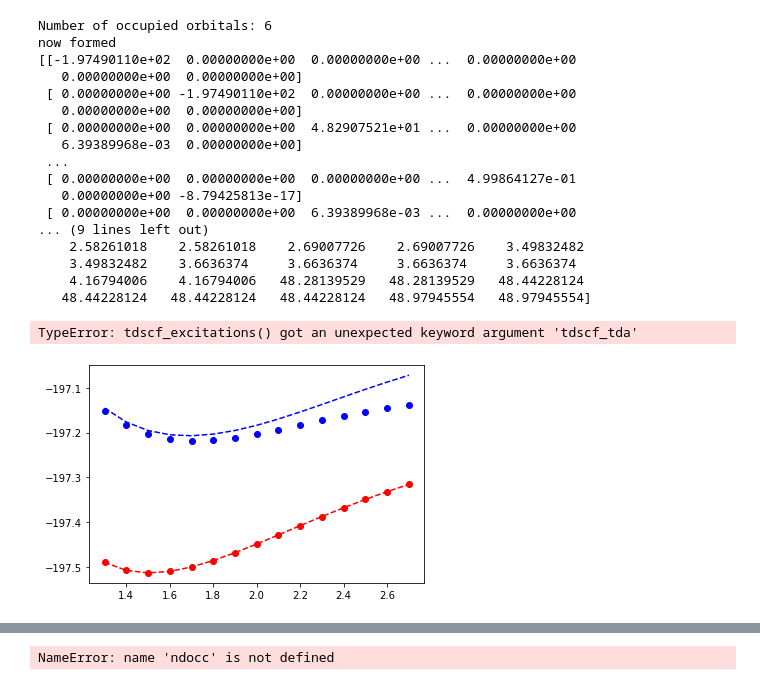
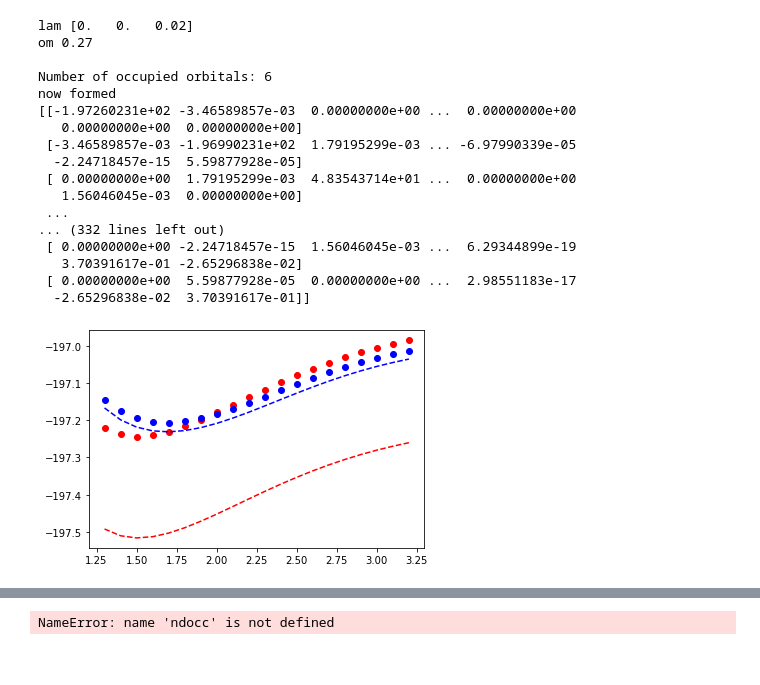
Before and after one commit to FoleyLab/SCF, a Jupyter notebook: polaritonic_and_more/cqed_cis.ipynb, the cells around one changed output, grey strips where cells are left out. Drawn from its saved outputs; the diff is of its cells as text; code cells hidden in the pictures.

```diff
--- a/polaritonic_and_more/cqed_cis.ipynb
+++ b/polaritonic_and_more/cqed_cis.ipynb
@@ -544,11 +544,12 @@ def compute_cis(mol_dict, lam_vec, omega_val):
 from psi4.driver.procrouting.response.scf_response import tdscf_excitations
 # electric field
 Ex = 0
-Ey = 0
-Ez = 0
+Ey = 2e-3
+Ez = 2e-3
 lam = np.array([Ex, Ey, Ez])
 
-om = 0/27.211
+#om = 4.3 / 27.211
+om = 0.27
 mol = psi4.geometry("""
 1 1
 Mg
@@ -564,12 +565,15 @@ res = tdscf_excitations(wfn, states=n_states, tda=True, triplets = "NONE")
 
 delta_e = [r["EXCITATION ENERGY"] for r in res]
 
-
+print("om")
+print(om)
+print("lam")
+print(lam)
 vals = compute_cis(mol, lam, om)
 
 print("psi4")
 print(e, delta_e[0] + e, delta_e[1]+e)
 
 print("me")
-print(vals+e)
+print(vals[0],vals[1],vals[2:]+e)
 # %% [output]
@@ -593,13 +597,17 @@ now formed
 # %%
-
-
+Ex = 0
+Ey = 0
+Ez = 2e-2
+lam = np.array([Ex, Ey, Ez])
+print("lam",lam)
+print("om",om)
 vals = compute_cis(mol, lam, om)
 print(vals)
 
 n_states = 2
 
 # set the number of bond lengths to compute the stretch along
-n_geoms = 15
+n_geoms = 20
 
 # initialize geometry list
 geoms = []
@@ -637,7 +645,7 @@ for i in rs:
     e, wfn = psi4.energy("scf/sto-3g", return_wfn=True, molecule=mol)
 
     # calculate the excited-state energies and save them to a dictionary called 'res'
-    res = tdscf_excitations(wfn, tdscf_tda=True, states=n_states, triplets = "NONE")
+    res = tdscf_excitations(wfn, tda=True, states=n_states, triplets = "NONE")
 
     # parse the excitation energies from the 'res' dictionary
     delta_e = [r["EXCITATION ENERGY"] for r in res]
@@ -645,7 +653,7 @@ for i in rs:
 
     # parse the transition dipole moment from the 'res' dictionary
     #mu = [r["ELECTRIC DIPOLE TRANSITION MOMENT (LEN)"] for r in res]
-    Psi4_g.append(e)
+    Psi4_g.append(e+om)
     Psi4_e.append(e+delta_e[0])
 
     vals = compute_cis(mol, lam, om)
@@ -655,33 +663,33 @@ for i in rs:
     # increment the counter!
     ctr += 1
 # %% [output]
+lam [0.   0.   0.02]
+om 0.27
+
 Number of occupied orbitals: 6
 now formed
-[[-1.97490110e+02  0.00000000e+00  0.00000000e+00 ...  0.00000000e+00
+[[-1.97260231e+02 -3.46589857e-03  0.00000000e+00 ...  0.00000000e+00
    0.00000000e+00  0.00000000e+00]
- [ 0.00000000e+00 -1.97490110e+02  0.00000000e+00 ...  0.00000000e+00
-   0.00000000e+00  0.00000000e+00]
- [ 0.00000000e+00  0.00000000e+00  4.82907521e+01 ...  0.00000000e+00
-   6.39389968e-03  0.00000000e+00]
+ [-3.46589857e-03 -1.96990231e+02  1.79195299e-03 ... -6.97990339e-05
+  -2.24718457e-15  5.59877928e-05]
+ [ 0.00000000e+00  1.79195299e-03  4.83543714e+01 ...  0.00000000e+00
+   1.56046045e-03  0.00000000e+00]
  ...
- [ 0.00000000e+00  0.00000000e+00  0.00000000e+00 ...  4.99864127e-01
-   0.00000000e+00 -8.79425813e-17]
- [ 0.00000000e+00  0.00000000e+00  6.39389968e-03 ...  0.00000000e+00
-... (9 lines left out)
-    2.58261018    2.58261018    2.69007726    2.69007726    3.49832482
-    3.49832482    3.6636374     3.6636374     3.6636374     3.6636374
-    4.16794006    4.16794006   48.28139529   48.28139529   48.44228124
-   48.44228124   48.44228124   48.44228124   48.97945554   48.97945554]
+... (332 lines left out)
+ [ 0.00000000e+00 -2.24718457e-15  1.56046045e-03 ...  6.29344899e-19
+   3.70391617e-01 -2.65296838e-02]
+ [ 0.00000000e+00  5.59877928e-05  0.00000000e+00 ...  2.98551183e-17
+  -2.65296838e-02  3.70391617e-01]]
-TypeError: tdscf_excitations() got an unexpected keyword argument 'tdscf_tda'
 # %%
 from matplotlib import pyplot as plt
-plt.plot(rs, Psi4_g, 'ro')
+gs = np.array(Psi4_g)
+plt.plot(rs, gs, 'ro')
 plt.plot(rs, Our_g, 'r--')
 plt.plot(rs, Psi4_e, 'bo')
 plt.plot(rs, Our_e, 'b--')
 plt.show()
 # %% [output]
-[figure, old version]
+[figure, new version]
 # %% [markdown]
 \begin{align}
     \langle s | \langle \Phi_0 | \hat{H} | \Phi_0 \rangle | t \rangle &=
```
Also changed, not shown: parts of 1 cell of this notebook, 1 other file.
